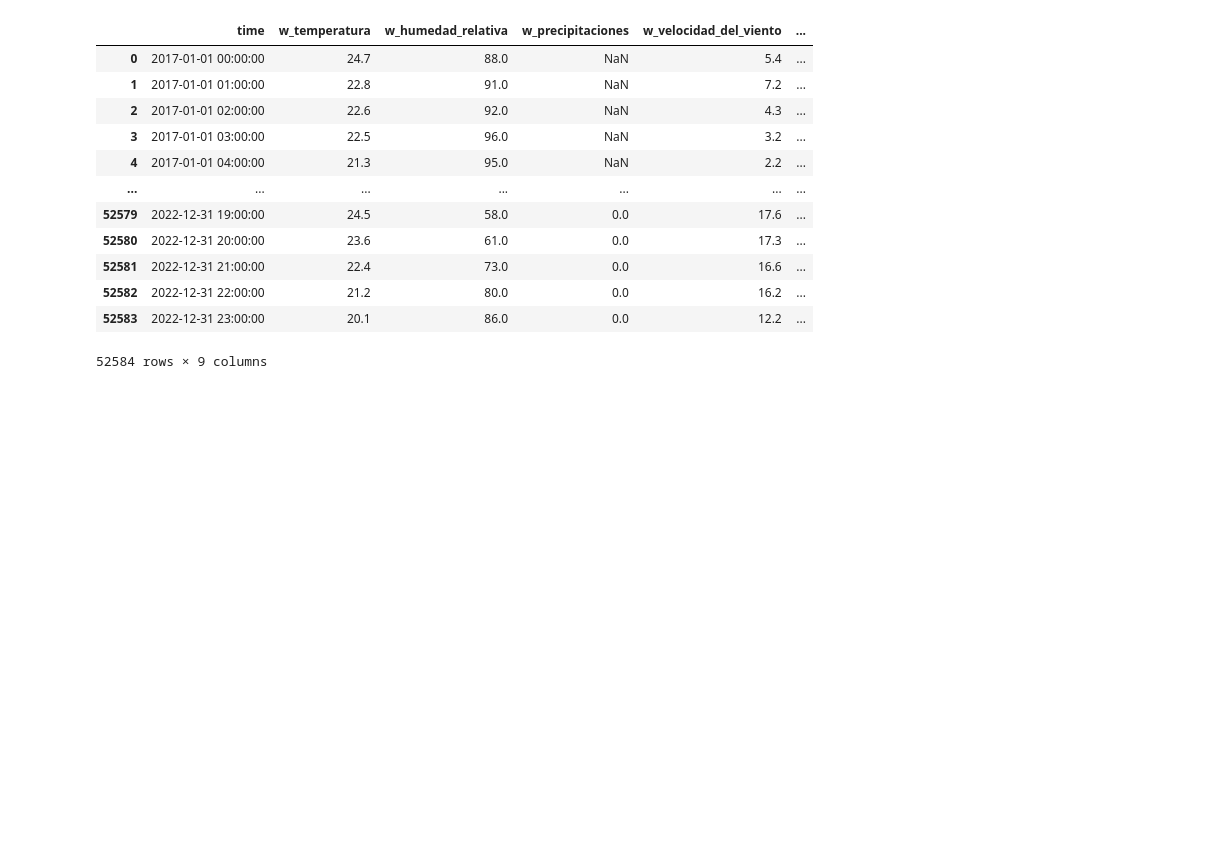
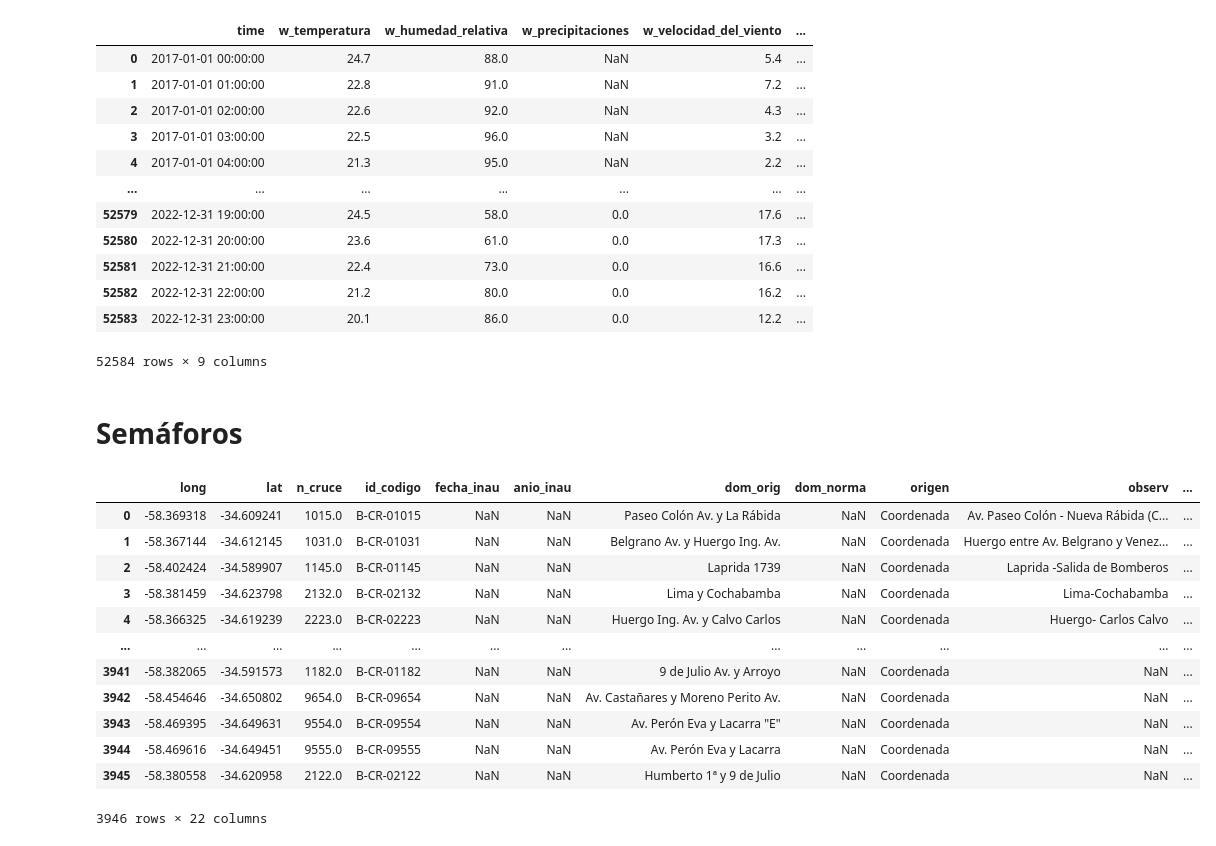
Before and after one commit to jonatanpace/tfm-mbda-upv, a Jupyter notebook: Notebooks/01_data_cleaning.ipynb, the cells around one changed output. Saved outputs shown, nothing was run; the diff lists cells and outputs as text; code cells hidden in the pictures; blank space fills up the shorter version.

```diff
--- a/Notebooks/01_data_cleaning.ipynb
+++ b/Notebooks/01_data_cleaning.ipynb
@@ -3,6 +3,12 @@
 # %%
 import pandas as pd
 import os
+
+
+import warnings
+warnings.filterwarnings('ignore')
+
+pd.set_option('display.max_columns', None)
 # %% [markdown]
 # Delitos
 # %%
@@ -149,3 +155,23 @@ weather
 | 52582 | 2022-12-31 22:00:00 | 21.2 | 80.0 | 0.0 | 16.2 | ... |
 | 52583 | 2022-12-31 23:00:00 | 20.1 | 86.0 | 0.0 | 12.2 | ... |
 52584 rows × 9 columns
+# %% [markdown]
+# Semáforos
+# %%
+semaforos = pd.read_csv('../Datasets/Raw/cruces-semaforizados.csv')
+# %%
+semaforos
+# %% [output]
+|  | long | lat | n_cruce | id_codigo | fecha_inau | anio_inau | dom_orig | dom_norma | origen | observ | ... |
+| 0 | -58.369318 | -34.609241 | 1015.0 | B-CR-01015 | NaN | NaN | Paseo Colón Av. y La Rábida | NaN | Coordenada | Av. Paseo Colón - Nueva Rábida (C... | ... |
+| 1 | -58.367144 | -34.612145 | 1031.0 | B-CR-01031 | NaN | NaN | Belgrano Av. y Huergo Ing. Av. | NaN | Coordenada | Huergo entre Av. Belgrano y Venez... | ... |
+| 2 | -58.402424 | -34.589907 | 1145.0 | B-CR-01145 | NaN | NaN | Laprida 1739 | NaN | Coordenada | Laprida -Salida de Bomberos | ... |
+| 3 | -58.381459 | -34.623798 | 2132.0 | B-CR-02132 | NaN | NaN | Lima y Cochabamba | NaN | Coordenada | Lima-Cochabamba | ... |
+| 4 | -58.366325 | -34.619239 | 2223.0 | B-CR-02223 | NaN | NaN | Huergo Ing. Av. y Calvo Carlos | NaN | Coordenada | Huergo- Carlos Calvo | ... |
+| ... | ... | ... | ... | ... | ... | ... | ... | ... | ... | ... | ... |
+| 3941 | -58.382065 | -34.591573 | 1182.0 | B-CR-01182 | NaN | NaN | 9 de Julio Av. y Arroyo | NaN | Coordenada | NaN | ... |
+| 3942 | -58.454646 | -34.650802 | 9654.0 | B-CR-09654 | NaN | NaN | Av. Castañares y Moreno Perito Av. | NaN | Coordenada | NaN | ... |
+| 3943 | -58.469395 | -34.649631 | 9554.0 | B-CR-09554 | NaN | NaN | Av. Perón Eva y Lacarra "E" | NaN | Coordenada | NaN | ... |
+| 3944 | -58.469616 | -34.649451 | 9555.0 | B-CR-09555 | NaN | NaN | Av. Perón Eva y Lacarra | NaN | Coordenada | NaN | ... |
+| 3945 | -58.380558 | -34.620958 | 2122.0 | B-CR-02122 | NaN | NaN | Humberto 1ª y 9 de Julio | NaN | Coordenada | NaN | ... |
+3946 rows × 22 columns
```
Also changed, not shown: 1 other file.
